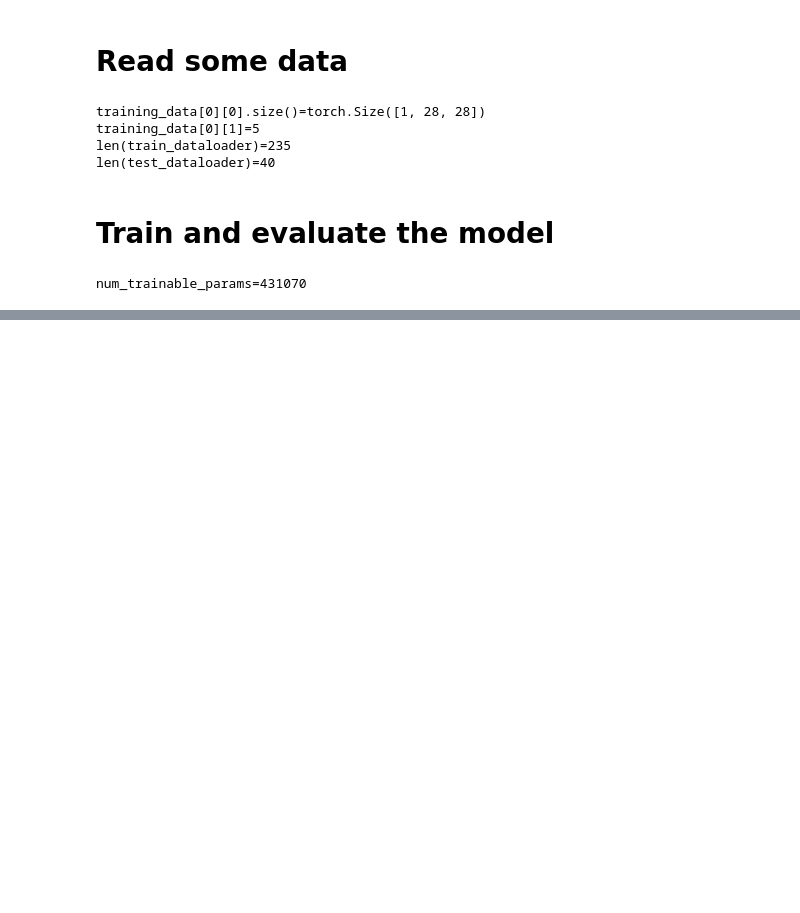
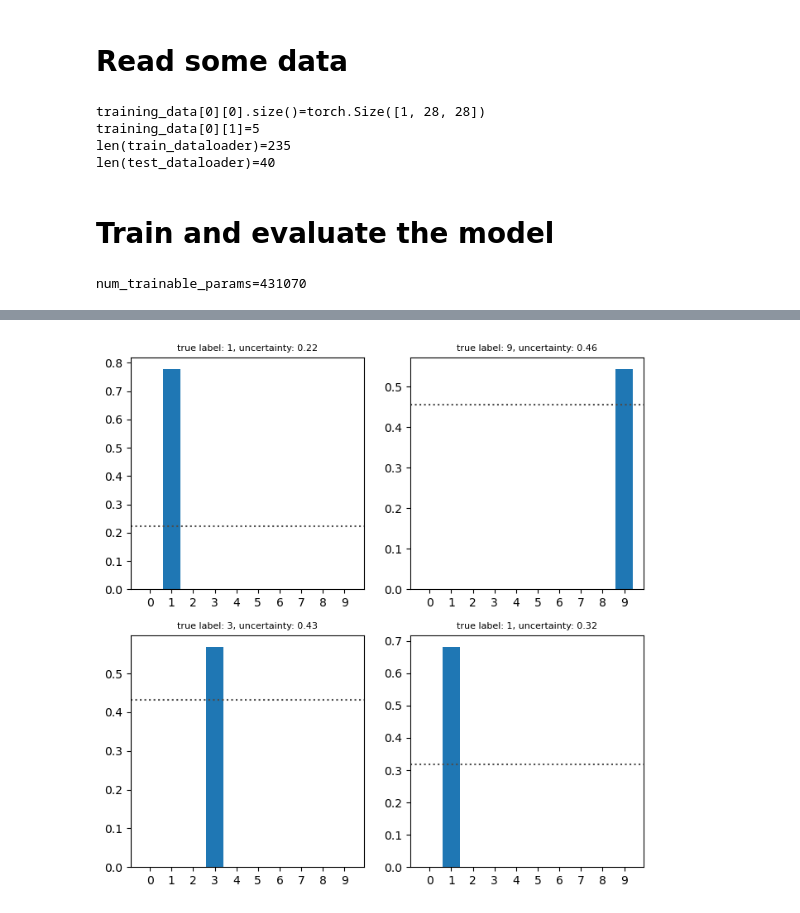
Before and after one commit to clabrugere/evidential-deeplearning, a Jupyter notebook: example/notebook.ipynb, the cells around one changed output, grey strips where cells are left out. Saved outputs shown, nothing was run; the diff lists cells and outputs as text; code cells hidden in the pictures; blank space fills up the shorter version.

```diff
--- a/example/notebook.ipynb
+++ b/example/notebook.ipynb
@@ -150,0 +154,17 @@ plt.show()
+# %%
+figure = plt.figure(figsize=(8, 8))
+cols, rows = 2, 2
+for i in range(1, cols * rows + 1):
+    sample_idx = samples_inds[i - 1]
+    img, label = test_data[sample_idx]
+    figure.add_subplot(rows, cols, i)
+    plt.title(
+        f"true label: {label}, uncertainty: {uncertainty[sample_idx].item():.2f}",
+        fontsize=8
+    )
+    plt.bar(range(10), beliefs[sample_idx])
+    plt.axhline(uncertainty[sample_idx], ls=":", c=".3")
+    plt.xticks(range(10))
+plt.show()
+# %% [output]
+[figure, added]
```
Also changed, not shown: parts of 4 cells of this notebook, 3 other files.
